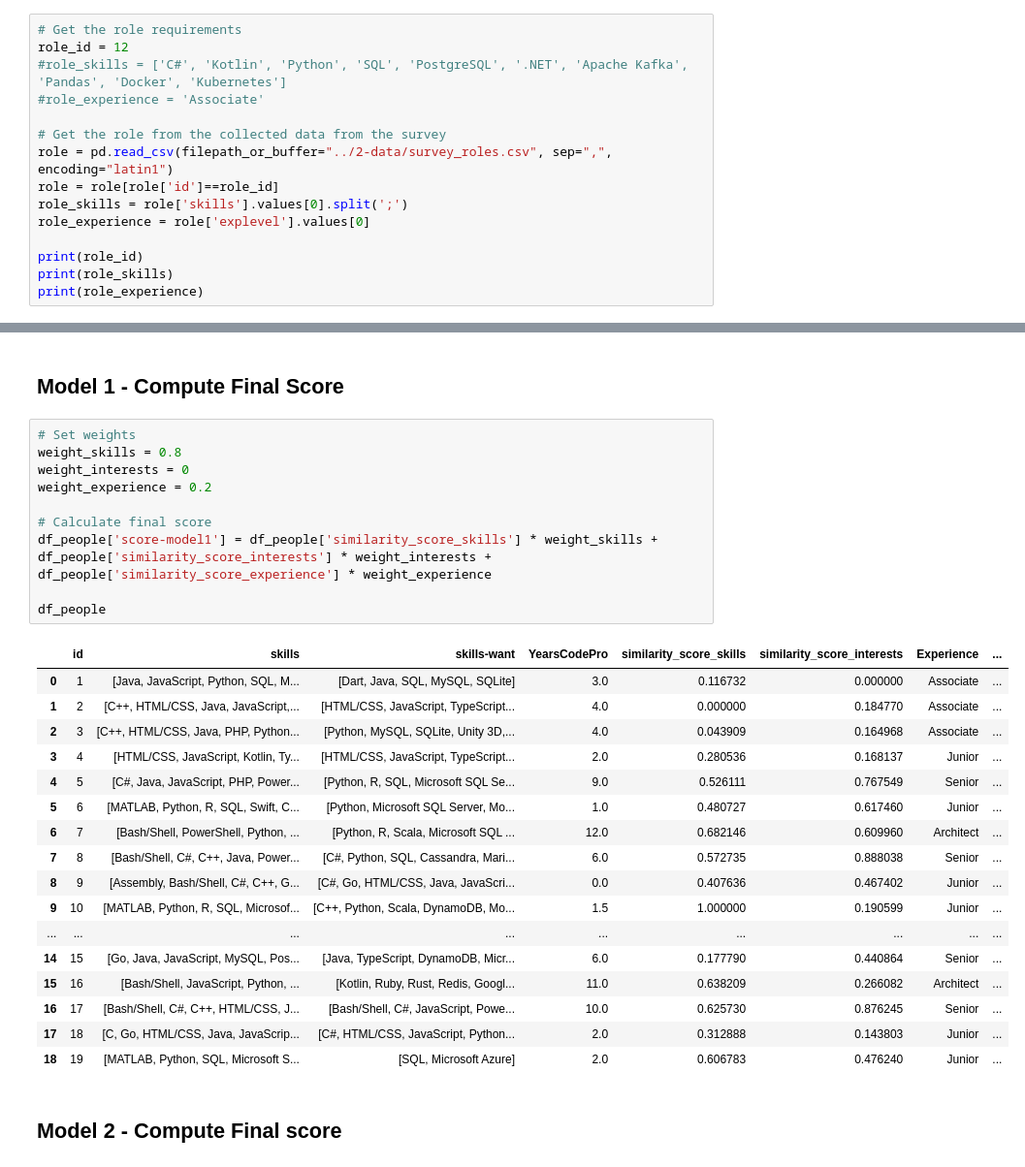
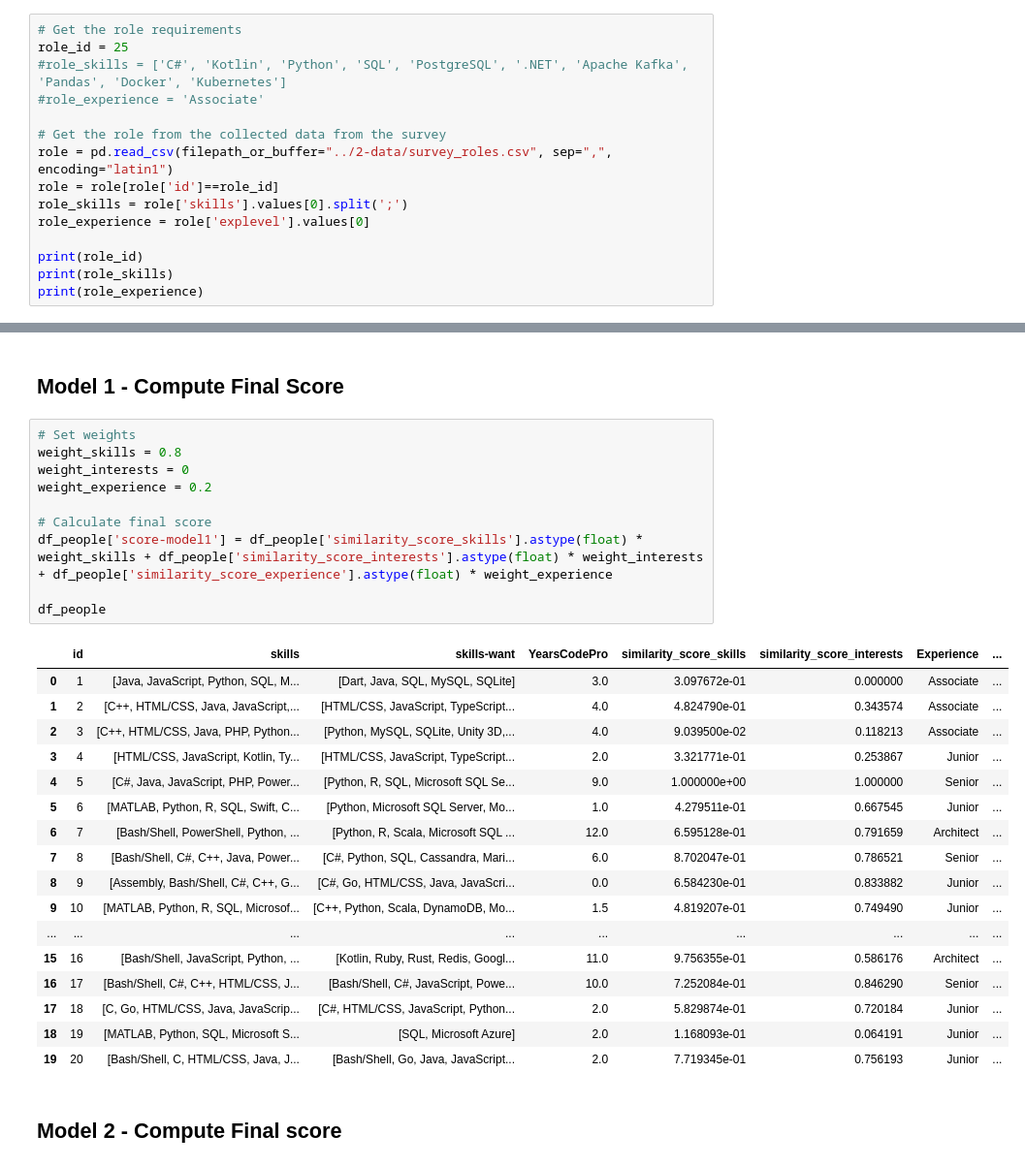
Before and after one commit to vcmueller/masterthesis, a Jupyter notebook: 4-match_recommend-employee-to-project/rating.ipynb, the cells around one changed output, grey strips where cells are left out. Shown: that part at 97% size. Drawn from its saved outputs; the diff is of its cells as text.

Commit message:
Update matching to recommend employees to a role

```diff
--- a/4-match_recommend-employee-to-project/rating.ipynb
+++ b/4-match_recommend-employee-to-project/rating.ipynb
@@ -13,7 +13,7 @@ import numpy as np
 ## Enter Role Requirements
 # %%
 # Get the role requirements
-role_id = 12
+role_id = 25
 #role_skills = ['C#', 'Kotlin', 'Python', 'SQL', 'PostgreSQL', '.NET', 'Apache Kafka', 'Pandas', 'Docker', 'Kubernetes']
 #role_experience = 'Associate'
 
@@ -233,31 +233,31 @@ df_people
 # %%
 # Set weights
 weight_skills = 0.8
 weight_interests = 0
 weight_experience = 0.2
 
 # Calculate final score
-df_people['score-model1'] = df_people['similarity_score_skills'] * weight_skills + df_people['similarity_score_interests'] * weight_interests + df_people['similarity_score_experience'] * weight_experience
+df_people['score-model1'] = df_people['similarity_score_skills'].astype(float) * weight_skills + df_people['similarity_score_interests'].astype(float) * weight_interests + df_people['similarity_score_experience'].astype(float) * weight_experience
 
 df_people
 # %% [output]
 |  | id | skills | skills-want | YearsCodePro | similarity_score_skills | similarity_score_interests | Experience | ... |
-| 0 | 1 | [Java, JavaScript, Python, SQL, M... | [Dart, Java, SQL, MySQL, SQLite] | 3.0 | 0.116732 | 0.000000 | Associate | ... |
-| 1 | 2 | [C++, HTML/CSS, Java, JavaScript,... | [HTML/CSS, JavaScript, TypeScript... | 4.0 | 0.000000 | 0.184770 | Associate | ... |
-| 2 | 3 | [C++, HTML/CSS, Java, PHP, Python... | [Python, MySQL, SQLite, Unity 3D,... | 4.0 | 0.043909 | 0.164968 | Associate | ... |
-| 3 | 4 | [HTML/CSS, JavaScript, Kotlin, Ty... | [HTML/CSS, JavaScript, TypeScript... | 2.0 | 0.280536 | 0.168137 | Junior | ... |
-| 4 | 5 | [C#, Java, JavaScript, PHP, Power... | [Python, R, SQL, Microsoft SQL Se... | 9.0 | 0.526111 | 0.767549 | Senior | ... |
-| 5 | 6 | [MATLAB, Python, R, SQL, Swift, C... | [Python, Microsoft SQL Server, Mo... | 1.0 | 0.480727 | 0.617460 | Junior | ... |
-| 6 | 7 | [Bash/Shell, PowerShell, Python, ... | [Python, R, Scala, Microsoft SQL ... | 12.0 | 0.682146 | 0.609960 | Architect | ... |
-| 7 | 8 | [Bash/Shell, C#, C++, Java, Power... | [C#, Python, SQL, Cassandra, Mari... | 6.0 | 0.572735 | 0.888038 | Senior | ... |
-| 8 | 9 | [Assembly, Bash/Shell, C#, C++, G... | [C#, Go, HTML/CSS, Java, JavaScri... | 0.0 | 0.407636 | 0.467402 | Junior | ... |
-| 9 | 10 | [MATLAB, Python, R, SQL, Microsof... | [C++, Python, Scala, DynamoDB, Mo... | 1.5 | 1.000000 | 0.190599 | Junior | ... |
+| 0 | 1 | [Java, JavaScript, Python, SQL, M... | [Dart, Java, SQL, MySQL, SQLite] | 3.0 | 3.097672e-01 | 0.000000 | Associate | ... |
+| 1 | 2 | [C++, HTML/CSS, Java, JavaScript,... | [HTML/CSS, JavaScript, TypeScript... | 4.0 | 4.824790e-01 | 0.343574 | Associate | ... |
+| 2 | 3 | [C++, HTML/CSS, Java, PHP, Python... | [Python, MySQL, SQLite, Unity 3D,... | 4.0 | 9.039500e-02 | 0.118213 | Associate | ... |
+| 3 | 4 | [HTML/CSS, JavaScript, Kotlin, Ty... | [HTML/CSS, JavaScript, TypeScript... | 2.0 | 3.321771e-01 | 0.253867 | Junior | ... |
+| 4 | 5 | [C#, Java, JavaScript, PHP, Power... | [Python, R, SQL, Microsoft SQL Se... | 9.0 | 1.000000e+00 | 1.000000 | Senior | ... |
+| 5 | 6 | [MATLAB, Python, R, SQL, Swift, C... | [Python, Microsoft SQL Server, Mo... | 1.0 | 4.279511e-01 | 0.667545 | Junior | ... |
+| 6 | 7 | [Bash/Shell, PowerShell, Python, ... | [Python, R, Scala, Microsoft SQL ... | 12.0 | 6.595128e-01 | 0.791659 | Architect | ... |
+| 7 | 8 | [Bash/Shell, C#, C++, Java, Power... | [C#, Python, SQL, Cassandra, Mari... | 6.0 | 8.702047e-01 | 0.786521 | Senior | ... |
+| 8 | 9 | [Assembly, Bash/Shell, C#, C++, G... | [C#, Go, HTML/CSS, Java, JavaScri... | 0.0 | 6.584230e-01 | 0.833882 | Junior | ... |
+| 9 | 10 | [MATLAB, Python, R, SQL, Microsof... | [C++, Python, Scala, DynamoDB, Mo... | 1.5 | 4.819207e-01 | 0.749490 | Junior | ... |
 | ... | ... | ... | ... | ... | ... | ... | ... | ... |
-| 14 | 15 | [Go, Java, JavaScript, MySQL, Pos... | [Java, TypeScript, DynamoDB, Micr... | 6.0 | 0.177790 | 0.440864 | Senior | ... |
-| 15 | 16 | [Bash/Shell, JavaScript, Python, ... | [Kotlin, Ruby, Rust, Redis, Googl... | 11.0 | 0.638209 | 0.266082 | Architect | ... |
-| 16 | 17 | [Bash/Shell, C#, C++, HTML/CSS, J... | [Bash/Shell, C#, JavaScript, Powe... | 10.0 | 0.625730 | 0.876245 | Senior | ... |
-| 17 | 18 | [C, Go, HTML/CSS, Java, JavaScrip... | [C#, HTML/CSS, JavaScript, Python... | 2.0 | 0.312888 | 0.143803 | Junior | ... |
-| 18 | 19 | [MATLAB, Python, SQL, Microsoft S... | [SQL, Microsoft Azure] | 2.0 | 0.606783 | 0.476240 | Junior | ... |
+| 15 | 16 | [Bash/Shell, JavaScript, Python, ... | [Kotlin, Ruby, Rust, Redis, Googl... | 11.0 | 9.756355e-01 | 0.586176 | Architect | ... |
+| 16 | 17 | [Bash/Shell, C#, C++, HTML/CSS, J... | [Bash/Shell, C#, JavaScript, Powe... | 10.0 | 7.252084e-01 | 0.846290 | Senior | ... |
+| 17 | 18 | [C, Go, HTML/CSS, Java, JavaScrip... | [C#, HTML/CSS, JavaScript, Python... | 2.0 | 5.829874e-01 | 0.720184 | Junior | ... |
+| 18 | 19 | [MATLAB, Python, SQL, Microsoft S... | [SQL, Microsoft Azure] | 2.0 | 1.168093e-01 | 0.064191 | Junior | ... |
+| 19 | 20 | [Bash/Shell, C, HTML/CSS, Java, J... | [Bash/Shell, Go, Java, JavaScript... | 2.0 | 7.719345e-01 | 0.756193 | Junior | ... |
 # %% [markdown]
 ## Model 2 - Compute Final score
 # %%
```
Also changed, not shown: parts of 11 cells of this notebook.
